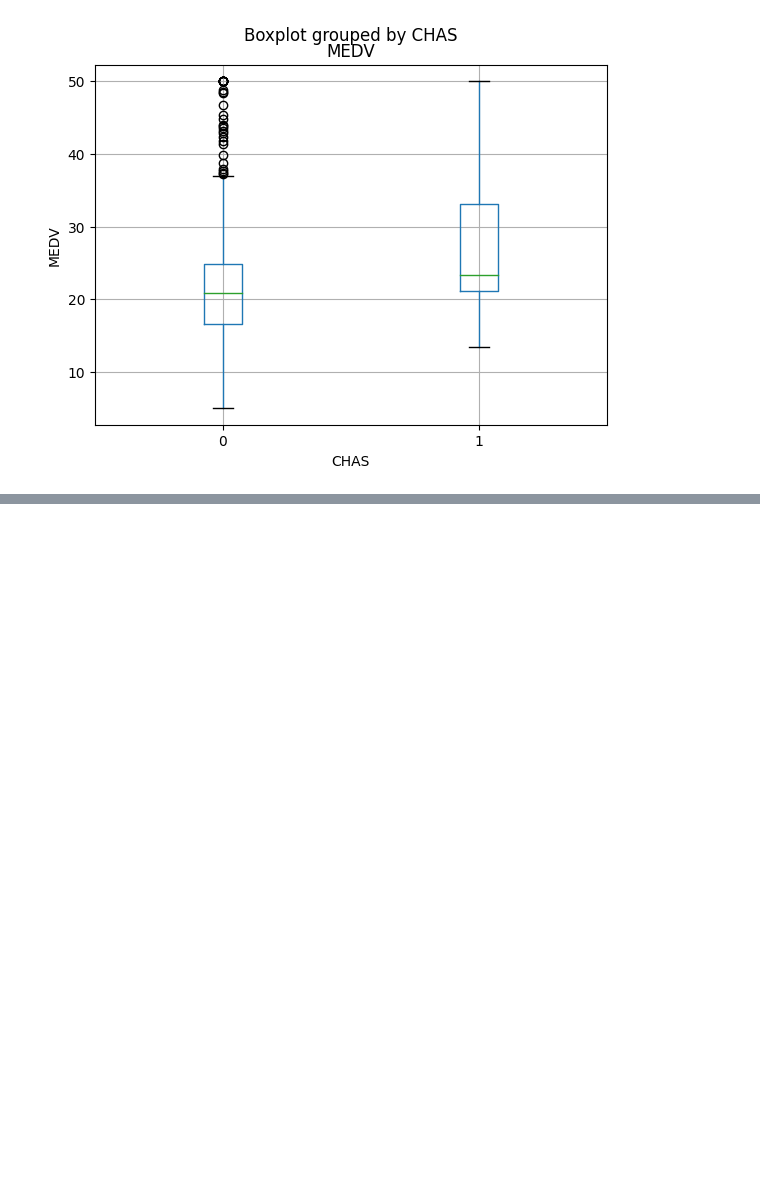
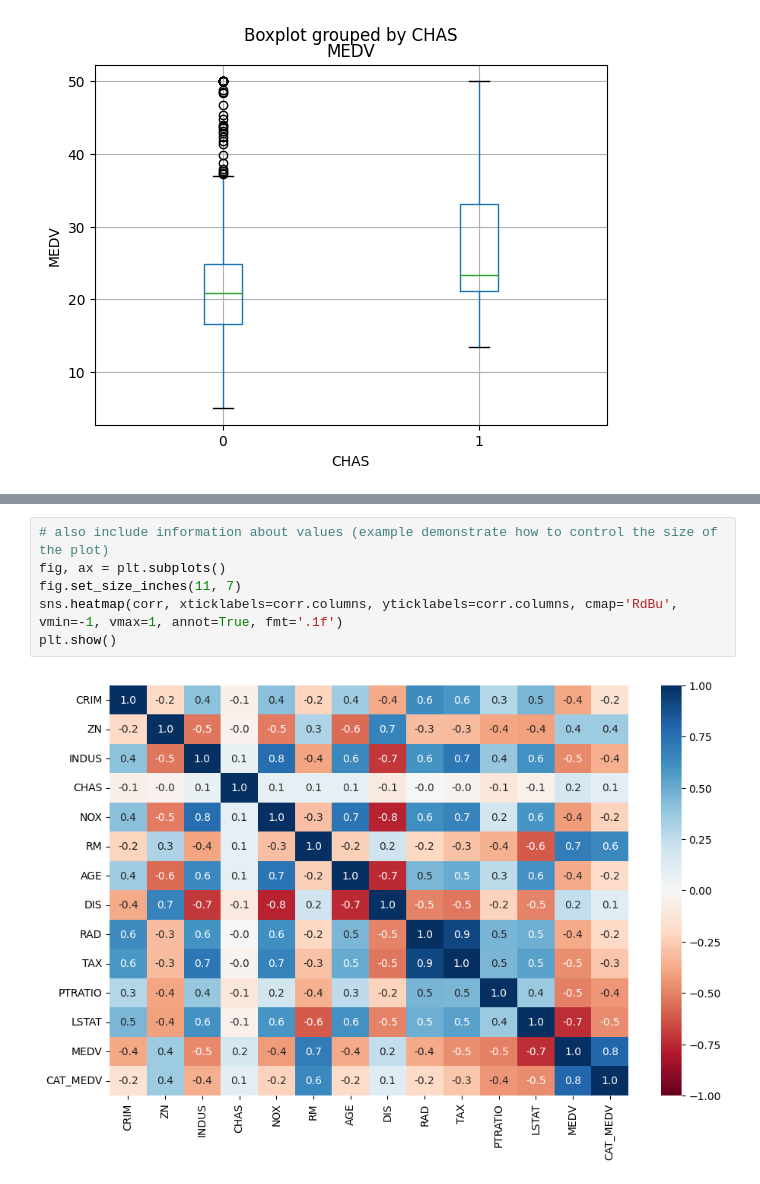
Before and after one commit to brandon-setegn/data-mining-business-analytics, a Jupyter notebook: Chapter3_Data_Visualization.ipynb, the cells around one changed output, grey strips where cells are left out. Saved outputs shown, nothing was run; the diff lists cells and outputs as text; blank space fills up the shorter version.

```diff
--- a/Chapter3_Data_Visualization.ipynb
+++ b/Chapter3_Data_Visualization.ipynb
@@ -118,0 +132,8 @@ plt.show()
+# %%
+# also include information about values (example demonstrate how to control the size of the plot)
+fig, ax = plt.subplots()
+fig.set_size_inches(11, 7)
+sns.heatmap(corr, xticklabels=corr.columns, yticklabels=corr.columns, cmap='RdBu', vmin=-1, vmax=1, annot=True, fmt='.1f')
+plt.show()
+# %% [output]
+[figure, added]
```
Also changed, not shown: parts of 3 cells of this notebook.
